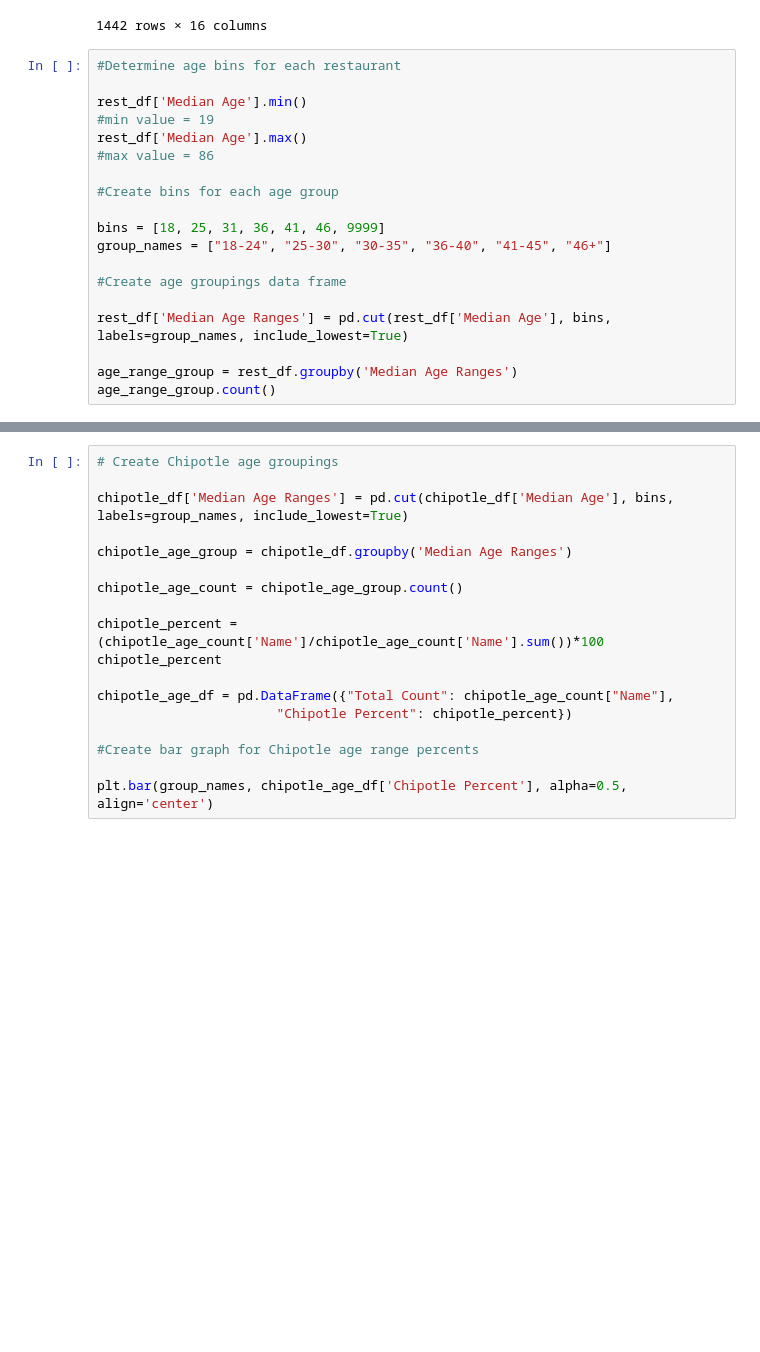
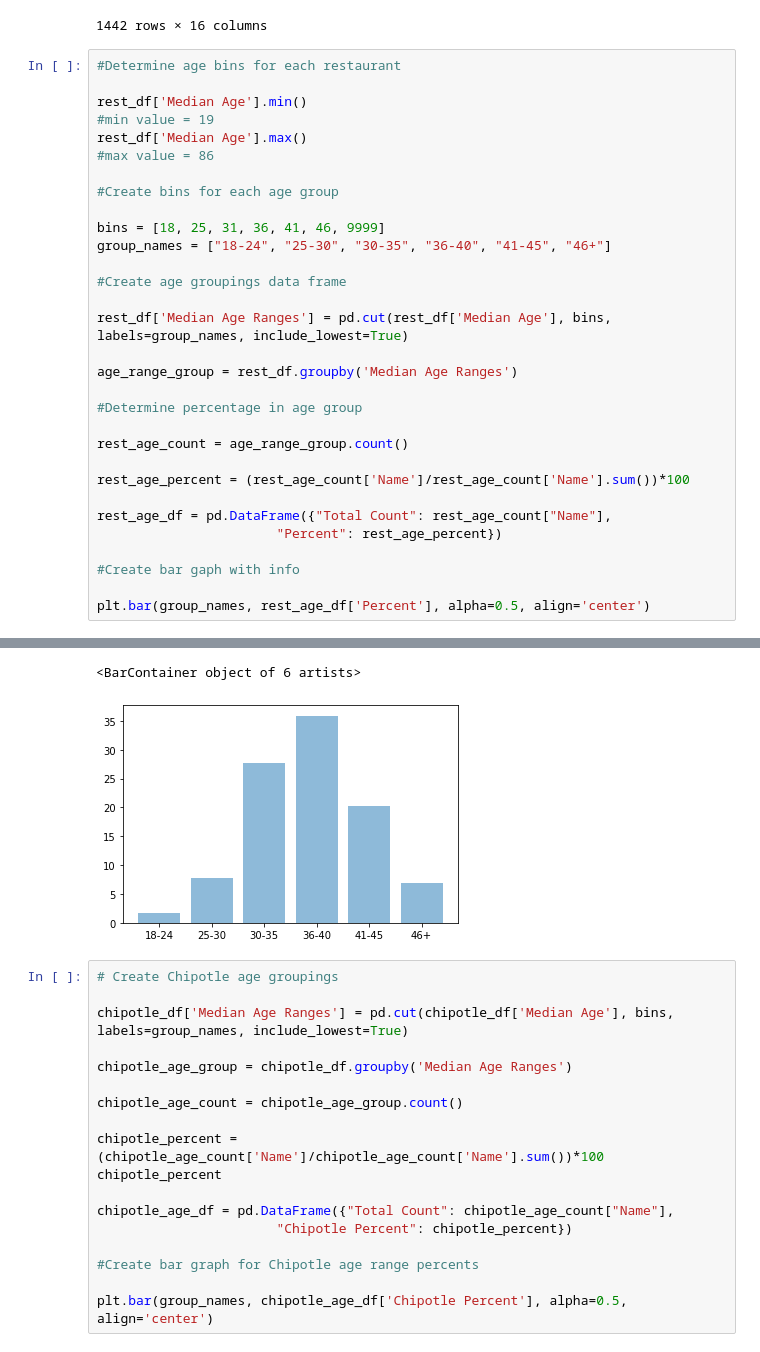
Before and after one commit to JeniLam/Project1_Group2, a Jupyter notebook: age_demographics.ipynb, the cells around one changed output, grey strips where cells are left out. Drawn from its saved outputs; the diff is of its cells as text; blank space fills up the shorter version.

Commit message:
Added all restaurant age grouping graph

```diff
--- a/age_demographics.ipynb
+++ b/age_demographics.ipynb
@@ -61,5 +61,17 @@ group_names = ["18-24", "25-30", "30-35", "36-40", "41-45", "46+"]
 rest_df['Median Age Ranges'] = pd.cut(rest_df['Median Age'], bins, labels=group_names, include_lowest=True)
 
 age_range_group = rest_df.groupby('Median Age Ranges')
-age_range_group.count()
+
+#Determine percentage in age group
+
+rest_age_count = age_range_group.count()
+
+rest_age_percent = (rest_age_count['Name']/rest_age_count['Name'].sum())*100
+
+rest_age_df = pd.DataFrame({"Total Count": rest_age_count["Name"],
+                       "Percent": rest_age_percent})
+
+#Create bar gaph with info
+
+plt.bar(group_names, rest_age_df['Percent'], alpha=0.5, align='center')
 # %% [output]
@@ -74,3 +78,5 @@ age_range_group.count()
+<BarContainer object of 6 artists>
+[figure, added]
 # %%
 # Create Chipotle age groupings
 
```
Also changed, not shown: parts of 1 cell of this notebook.
